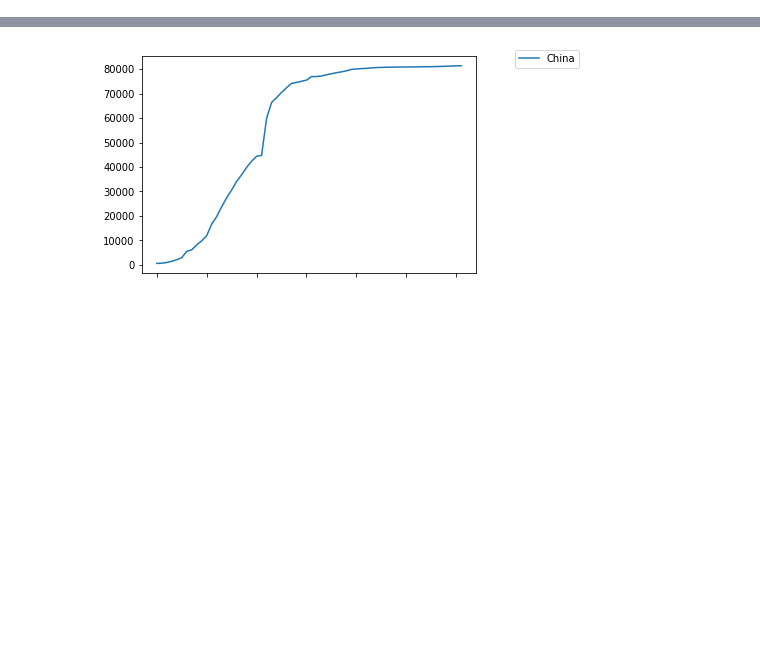
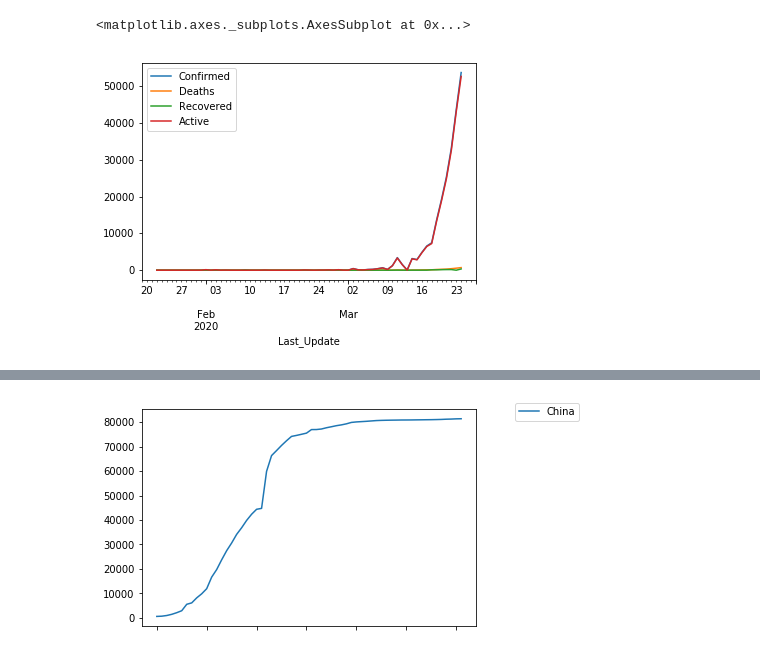
Before and after one commit to kennethgoodman/COVID-19, a Jupyter notebook: KG Analysis/Daily Analysis.ipynb, the cells around one changed output, grey strips where cells are left out. Saved outputs shown, nothing was run; the diff lists cells and outputs as text; code cells hidden in the pictures; blank space fills up the shorter version.

```diff
--- a/KG Analysis/Daily Analysis.ipynb
+++ b/KG Analysis/Daily Analysis.ipynb
@@ -58,3 +59,37 @@ population = pd.read_csv('~/Downloads/PopulationByCountry.csv')
 population['Population'] = population['Population'].str.replace(",","").astype(int)
 population.loc[population['Name'] == 'United States','Name'] = 'US'
 # population.loc[population['Name'] == 'United Kingdom','Name'] = 'UK'
+# %%
+def get_all_data():
+    basepath = '../csse_covid_19_data/csse_covid_19_daily_reports/'
+    files = filter(lambda x: 'csv' in x, os.listdir(basepath))
+    dfs = map(lambda x: pd.read_csv(os.path.join(basepath, x)), files)
+    dfs = list(dfs)
+    df = pd.concat(dfs, sort=False)
+    old_new_cols = {
+        'Province/State': 'Province_State',
+        'Country/Region': 'Country_Region',
+        'Last Update': 'Last_Update',
+    }
+    for old_col, new_col in old_new_cols.items():
+        df[new_col] = df[new_col].fillna(df[old_col])
+        df = df.drop(old_col, 1)
+    cols_to_drop = ['Lat', 'Long_', 'Latitude', 'Longitude', 'FIPS', 'Admin2', 'Combined_Key']
+    for col in cols_to_drop:
+        df = df.drop(col, 1)
+    df['Last_Update'] = pd.to_datetime(df['Last_Update'])
+    df = df.set_index('Last_Update')
+    for col in ['Confirmed', 'Deaths', 'Recovered']:
+        df[col] = df[col].fillna(0)
+    df['Active'] = df['Confirmed'] - df['Deaths'] - df['Recovered']
+    df['Province_State'] = df['Province_State'].fillna("All")
+    return df.sort_index()
+# %%
+all_data = get_all_data()
+# %%
+all_italy_data = all_data[all_data['Country_Region'] == 'Italy']
+grouped_data = all_us_data.drop('Province_State', 1).drop('Country_Region', 1).reset_index().resample('D', on='Last_Update').sum()
+grouped_data.plot()
+# %% [output]
+<matplotlib.axes._subplots.AxesSubplot at 0x...>
+[figure, added]
```
Also changed, not shown: parts of 6 cells of this notebook.
